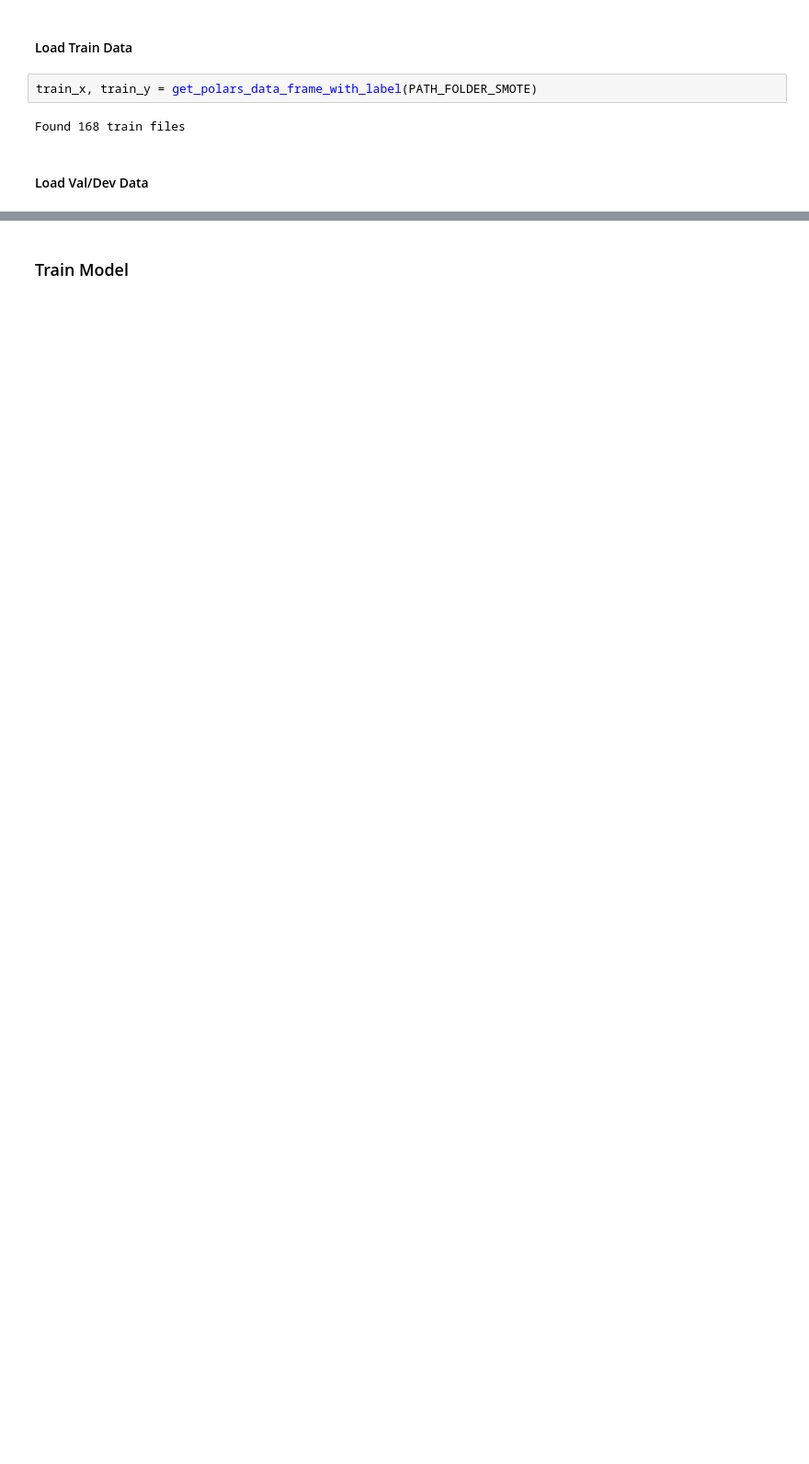
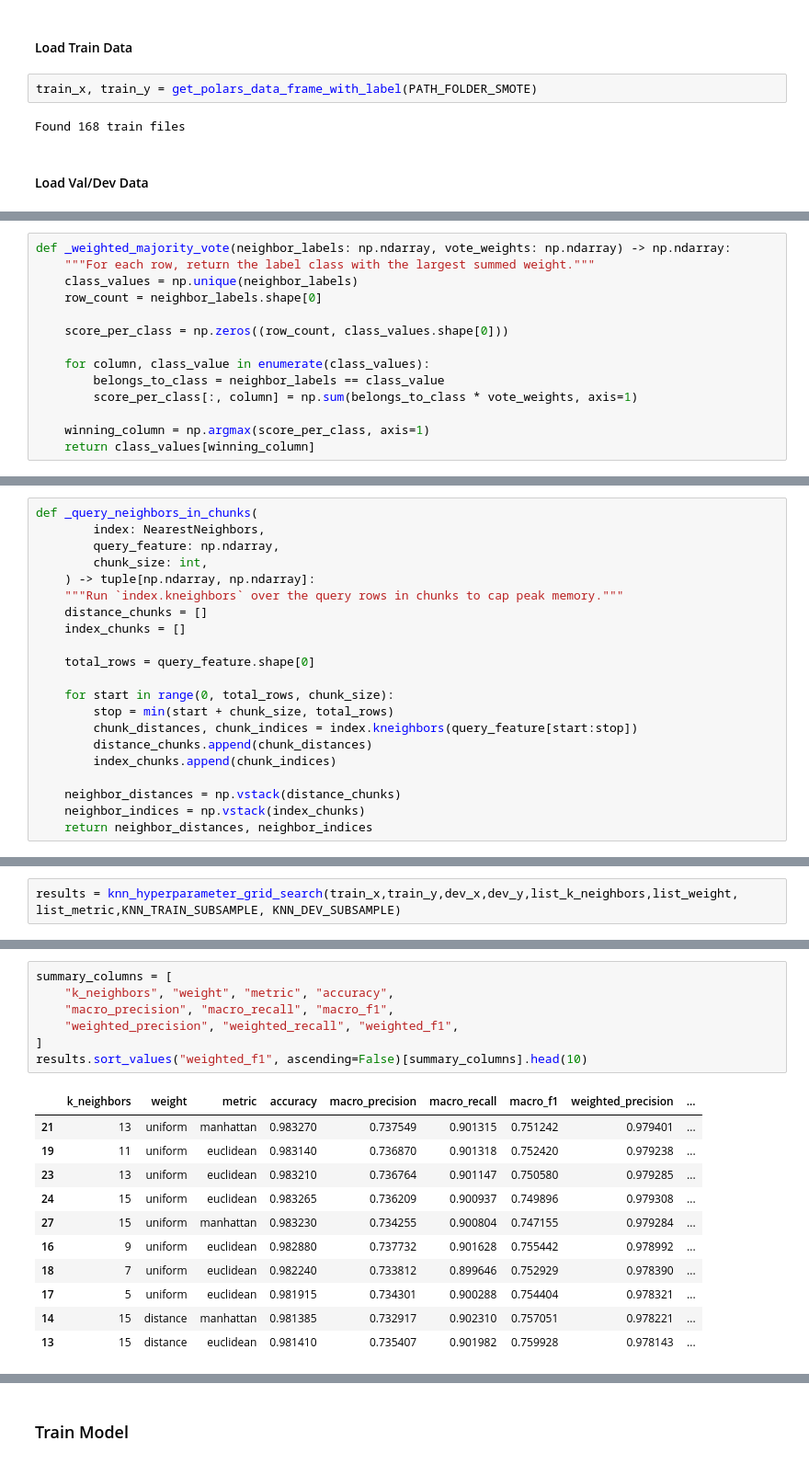
Before and after one commit to JoxNeis/ml-ids, a Jupyter notebook: mlids.ipynb, the cells around one changed output, grey strips where cells are left out. Shown at 92% size. Saved outputs shown, nothing was run; the diff lists cells and outputs as text; blank space fills up the shorter version.

```diff
--- a/mlids.ipynb
+++ b/mlids.ipynb
@@ -1258,0 +1191,14 @@ Processing [168/168] data-split-label\dev\2018-03-02-Friday_TrafficForML_CICFlow
+# %%
+def _weighted_majority_vote(neighbor_labels: np.ndarray, vote_weights: np.ndarray) -> np.ndarray:
+    """For each row, return the label class with the largest summed weight."""
+    class_values = np.unique(neighbor_labels)
+    row_count = neighbor_labels.shape[0]
+
+    score_per_class = np.zeros((row_count, class_values.shape[0]))
+
+    for column, class_value in enumerate(class_values):
+        belongs_to_class = neighbor_labels == class_value
+        score_per_class[:, column] = np.sum(belongs_to_class * vote_weights, axis=1)
+
+    winning_column = np.argmax(score_per_class, axis=1)
+    return class_values[winning_column]
@@ -1258,0 +1266,21 @@ Processing [168/168] data-split-label\dev\2018-03-02-Friday_TrafficForML_CICFlow
+# %%
+def _query_neighbors_in_chunks(
+        index: NearestNeighbors,
+        query_feature: np.ndarray,
+        chunk_size: int,
+    ) -> tuple[np.ndarray, np.ndarray]:
+    """Run `index.kneighbors` over the query rows in chunks to cap peak memory."""
+    distance_chunks = []
+    index_chunks = []
+
+    total_rows = query_feature.shape[0]
+
+    for start in range(0, total_rows, chunk_size):
+        stop = min(start + chunk_size, total_rows)
+        chunk_distances, chunk_indices = index.kneighbors(query_feature[start:stop])
+        distance_chunks.append(chunk_distances)
+        index_chunks.append(chunk_indices)
+
+    neighbor_distances = np.vstack(distance_chunks)
+    neighbor_indices = np.vstack(index_chunks)
+    return neighbor_distances, neighbor_indices
@@ -1258,0 +1457,2 @@ Processing [168/168] data-split-label\dev\2018-03-02-Friday_TrafficForML_CICFlow
+# %%
+results = knn_hyperparameter_grid_search(train_x,train_y,dev_x,dev_y,list_k_neighbors,list_weight, list_metric,KNN_TRAIN_SUBSAMPLE, KNN_DEV_SUBSAMPLE)
@@ -1258,0 +1463,19 @@ Processing [168/168] data-split-label\dev\2018-03-02-Friday_TrafficForML_CICFlow
+# %%
+summary_columns = [
+    "k_neighbors", "weight", "metric", "accuracy",
+    "macro_precision", "macro_recall", "macro_f1",
+    "weighted_precision", "weighted_recall", "weighted_f1",
+]
+results.sort_values("weighted_f1", ascending=False)[summary_columns].head(10)
+# %% [output]
+|  | k_neighbors | weight | metric | accuracy | macro_precision | macro_recall | macro_f1 | weighted_precision | ... |
+| 21 | 13 | uniform | manhattan | 0.983270 | 0.737549 | 0.901315 | 0.751242 | 0.979401 | ... |
+| 19 | 11 | uniform | euclidean | 0.983140 | 0.736870 | 0.901318 | 0.752420 | 0.979238 | ... |
+| 23 | 13 | uniform | euclidean | 0.983210 | 0.736764 | 0.901147 | 0.750580 | 0.979285 | ... |
+| 24 | 15 | uniform | euclidean | 0.983265 | 0.736209 | 0.900937 | 0.749896 | 0.979308 | ... |
+| 27 | 15 | uniform | manhattan | 0.983230 | 0.734255 | 0.900804 | 0.747155 | 0.979284 | ... |
+| 16 | 9 | uniform | euclidean | 0.982880 | 0.737732 | 0.901628 | 0.755442 | 0.978992 | ... |
+| 18 | 7 | uniform | euclidean | 0.982240 | 0.733812 | 0.899646 | 0.752929 | 0.978390 | ... |
+| 17 | 5 | uniform | euclidean | 0.981915 | 0.734301 | 0.900288 | 0.754404 | 0.978321 | ... |
+| 14 | 15 | distance | manhattan | 0.981385 | 0.732917 | 0.902310 | 0.757051 | 0.978221 | ... |
+| 13 | 15 | distance | euclidean | 0.981410 | 0.735407 | 0.901982 | 0.759928 | 0.978143 | ... |
```
Also changed, not shown: parts of 82 cells of this notebook, 2 other files.
